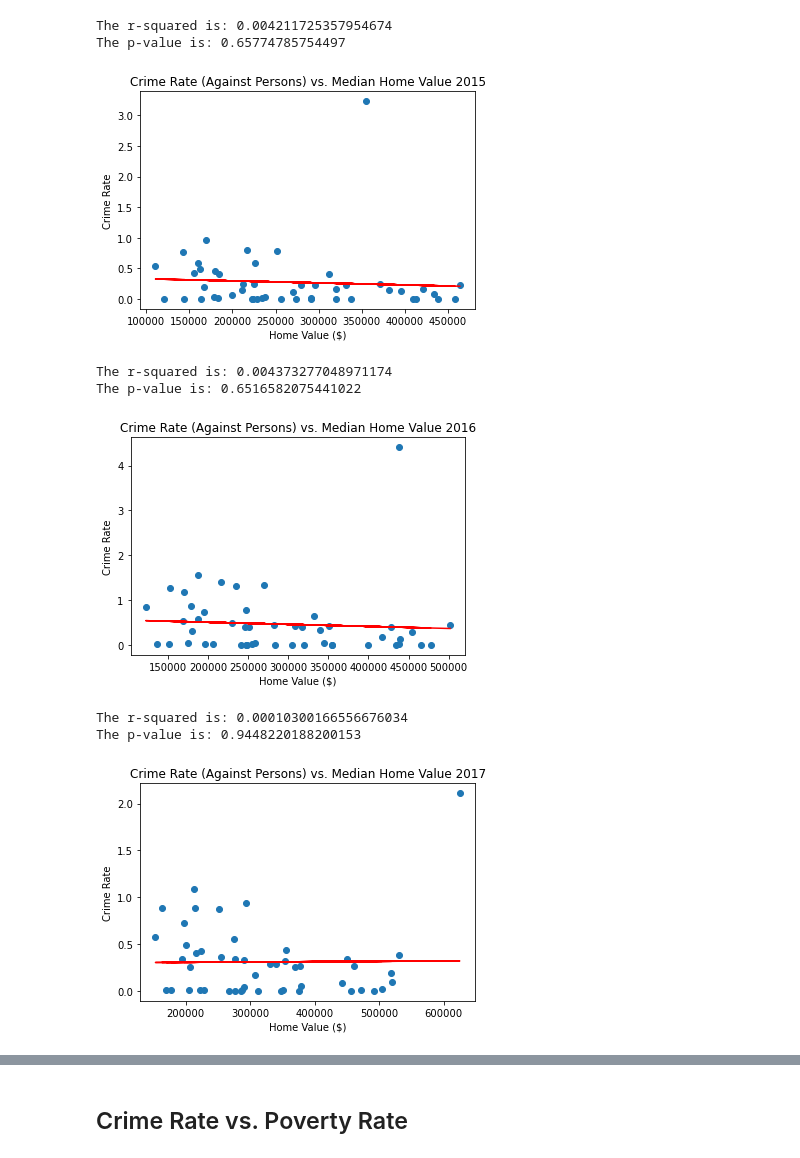
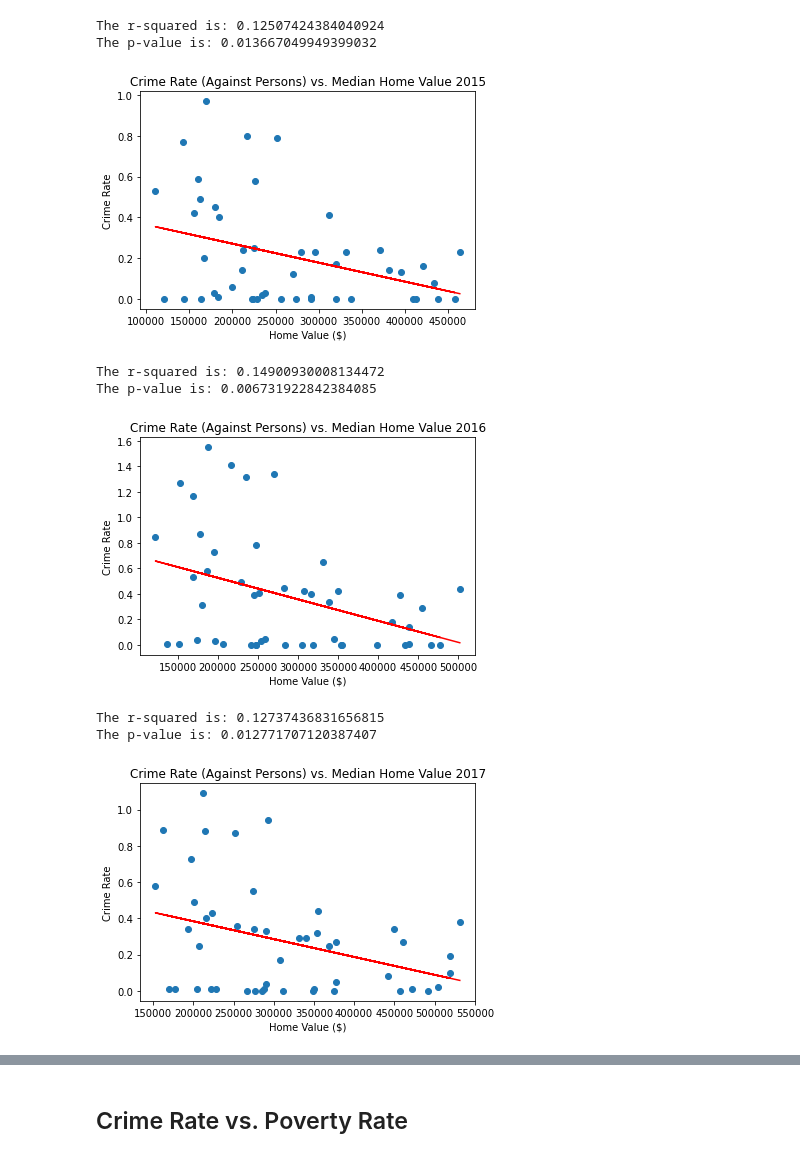
Before and after one commit to sean-galloway/Crime_and_Poverty, a Jupyter notebook: ScatterRegress_CrimeRate_HV_PV.ipynb, the cells around one changed output, grey strips where cells are left out. Saved outputs shown, nothing was run; the diff lists cells and outputs as text; code cells hidden in the pictures.

```diff
--- a/ScatterRegress_CrimeRate_HV_PV.ipynb
+++ b/ScatterRegress_CrimeRate_HV_PV.ipynb
@@ -41 +115,7 @@ def plot_linear_regression(x_axis, y_axis, x_label, y_label, titles, filename):
+# %%
+# Drop the outlier zipcode 95837
+no_outlier_mp_df = {}
+for r in cr_years:
+    nmpdata = mp_df[r].loc[(mp_df[r]["ZipCode"] != 95837)]
+    no_outlier_mp_df[r] = nmpdata
 # %% [markdown]
@@ -49,19 +129,19 @@ The p-value is: 0.6062122614795267
 # %%
-plot_linear_regression(mp_df["2015"]["Median Home Value"], mp_df["2015"]["Crime Rate"], "Home Value ($)", "Crime Rate", "Crime Rate (Against Persons) vs. Median Home Value 2015", "./Images/cvh2015.png")
+plot_linear_regression(no_outlier_mp_df["2015"]["Median Home Value"], no_outlier_mp_df["2015"]["Crime Rate"], "Home Value ($)", "Crime Rate", "Crime Rate (Against Persons) vs. Median Home Value 2015", "./Images/cvh2015.png")
 # %% [output]
-The r-squared is: 0.004211725357954674
-The p-value is: 0.65774785754497
+The r-squared is: 0.12507424384040924
+The p-value is: 0.013667049949399032
-[figure, old version]
+[figure, new version]
 # %%
-plot_linear_regression(mp_df["2016"]["Median Home Value"], mp_df["2016"]["Crime Rate"], "Home Value ($)", "Crime Rate", "Crime Rate (Against Persons) vs. Median Home Value 2016", "./Images/cvh2016.png")
+plot_linear_regression(no_outlier_mp_df["2016"]["Median Home Value"], no_outlier_mp_df["2016"]["Crime Rate"], "Home Value ($)", "Crime Rate", "Crime Rate (Against Persons) vs. Median Home Value 2016", "./Images/cvh2016.png")
 # %% [output]
-The r-squared is: 0.004373277048971174
-The p-value is: 0.6516582075441022
+The r-squared is: 0.14900930008134472
+The p-value is: 0.006731922842384085
-[figure, old version]
+[figure, new version]
 # %%
-plot_linear_regression(mp_df["2017"]["Median Home Value"], mp_df["2017"]["Crime Rate"], "Home Value ($)", "Crime Rate", "Crime Rate (Against Persons) vs. Median Home Value 2017", "./Images/cvh2017.png")
+plot_linear_regression(no_outlier_mp_df["2017"]["Median Home Value"], no_outlier_mp_df["2017"]["Crime Rate"], "Home Value ($)", "Crime Rate", "Crime Rate (Against Persons) vs. Median Home Value 2017", "./Images/cvh2017.png")
 # %% [output]
-The r-squared is: 0.00010300166556676034
-The p-value is: 0.9448220188200153
+The r-squared is: 0.12737436831656815
+The p-value is: 0.012771707120387407
-[figure, old version]
+[figure, new version]
 # %%
```
Also changed, not shown: parts of 22 cells of this notebook, 14 other files.
